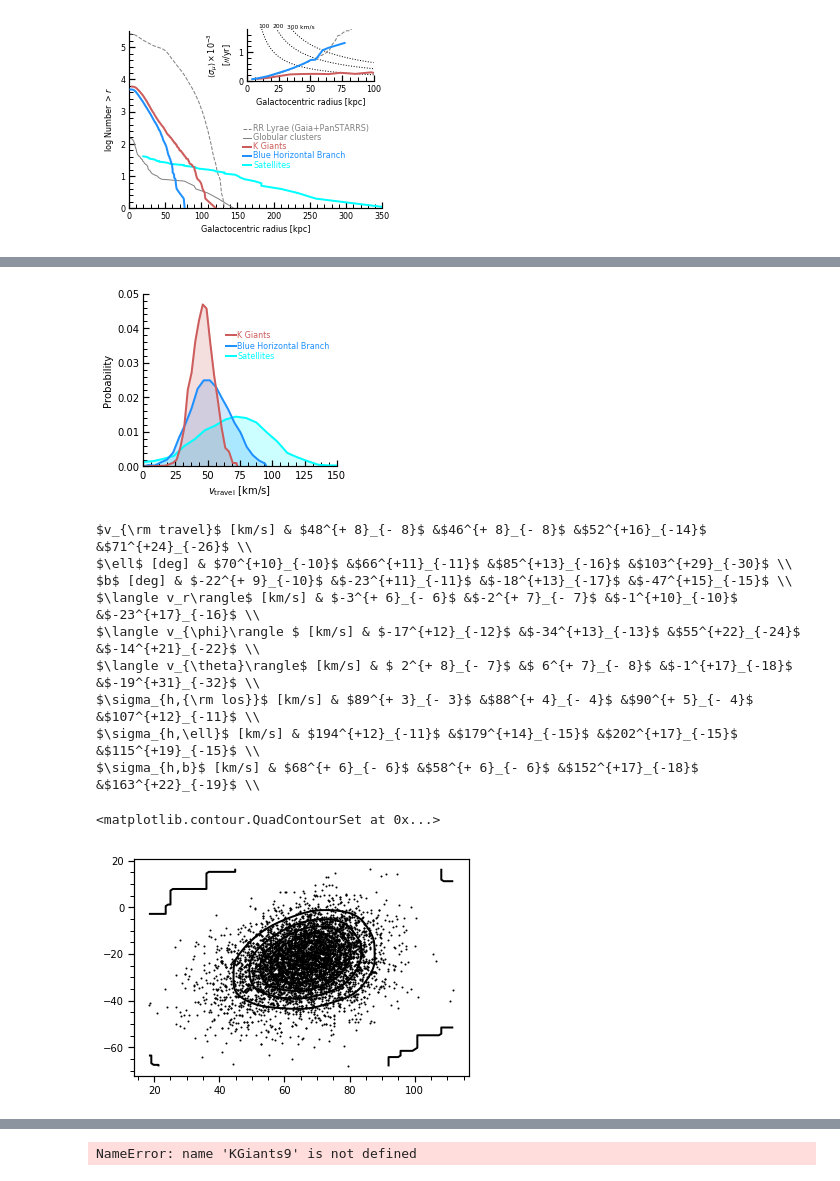
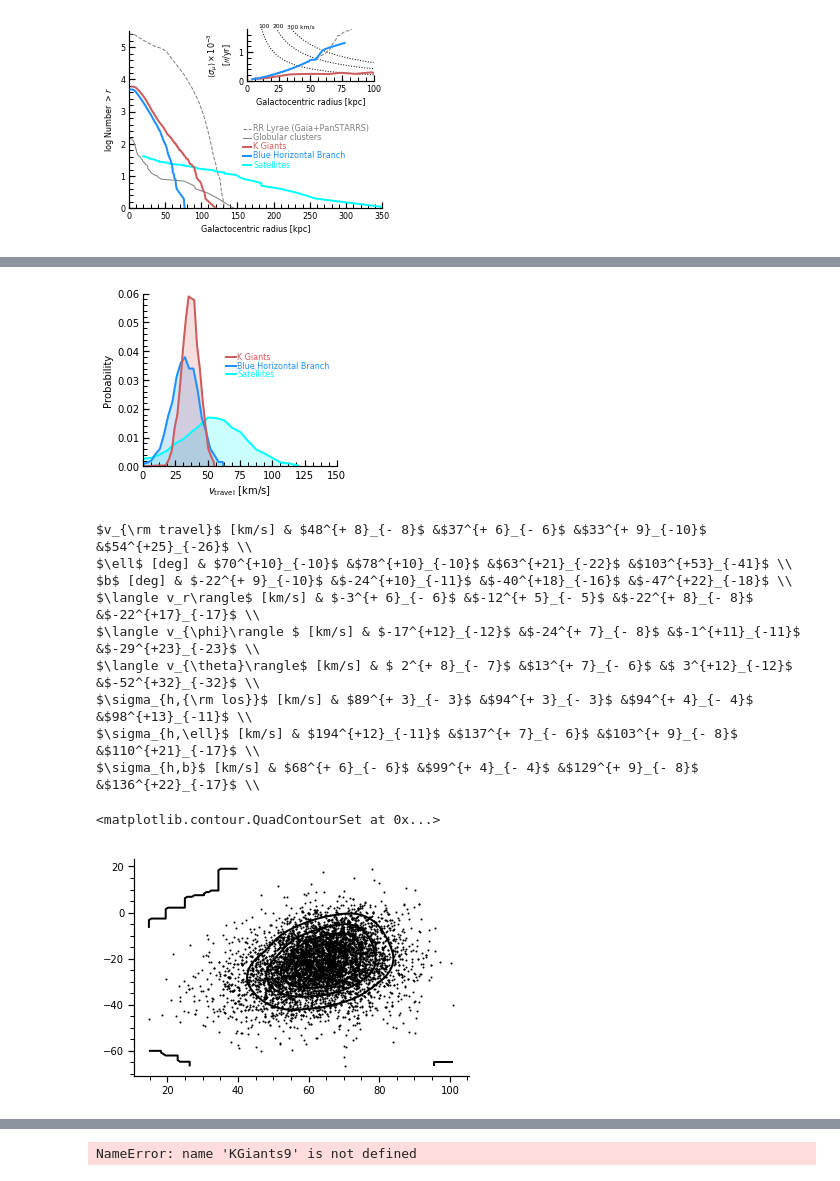
Before and after one commit to michael-petersen/ReflexMotion, a Jupyter notebook: Posterior-Plots.ipynb, the cells around one changed output, grey strips where cells are left out. Saved outputs shown, nothing was run; the diff lists cells and outputs as text; code cells hidden in the pictures.

```diff
--- a/Posterior-Plots.ipynb
+++ b/Posterior-Plots.ipynb
@@ -131,6 +131,15 @@ ALL = read_posterior('/Users/mpetersen/Dropbox/mike/data/all_d050150_sgr20_L3000
 # the new filtered satellite posteriors
 SAT = read_posterior('/Users/mpetersen/Dropbox/mike/data/satellites_filtered.posteriors')
 
+KGiants = read_posterior('/Users/mpetersen/Dropbox/mike/data/KGiants_d050150_sgr20_L3000_corr.posteriors')
+SAT = read_posterior('/Users/mpetersen/Dropbox/mike/data/satellites_mcconnachie_minimum.posteriors')
+BHB = read_posterior(      '/Users/mpetersen/Dropbox/mike/data/BHBs_d050150_sgr20_L3000_corr.posteriors')
+#BHB = read_posterior(      '/Users/mpetersen/Dropbox/mike/data/BHBs_d050150_sgr20_L3000_lanc_corr.posteriors')
+
+KGiants = read_posterior('/Users/mpetersen/Dropbox/mike/data/KGiants_d040150_sgr20_L3000_corr.posteriors')
+#SAT = read_posterior('/Users/mpetersen/Dropbox/mike/data/satellites_original_minimum.posteriors')
+BHB = read_posterior(      '/Users/mpetersen/Dropbox/mike/data/BHBs_d040150_sgr20_L3000_lanc_corr.posteriors')
+
 
 
 cats = ['vtravel','phi','theta','sigmar','sigmap','sigmat','vra','vth','vphi']
@@ -701,36 +731,36 @@ colorlist = ['cyan','dodgerblue','indianred']#,'silver']
 
 
 nbins = 20
 fig = plt.figure(figsize=(3.5,3))
 ax = fig.add_axes([0.18,0.15,0.77,0.8])
 
 for idict,dictname in enumerate(dictnames):
         A,B = norm_histogram(dictname['vtravel'],bins=nbins)
 
         ax.fill_between(A,np.zeros(A.size),B,color=colorlist[idict],alpha=0.2)
 
 for idict,dictname in enumerate(dictnames):
         Aa,Bb = norm_histogram(dictname['vtravel'],bins=nbins)
         A = np.concatenate([[0.],Aa,[1.01*np.nanmax(Aa)]])
         B = np.concatenate([[0.],Bb,[0.]])
 
         ax.plot(A,B,color=colorlist[idict])#,linestyle='steps-mid')
         ax.text(73.,0.032+idict*0.003,compname[idict],color=colorlist[idict],size=8,va='center')
         ax.plot([64.,72.],[0.032+idict*0.003,0.032+idict*0.003],color=colorlist[idict])
 
-ax.axis([0.,150.,0.,0.05])
+ax.axis([0.,150.,0.,0.06])
 
 
 ax.tick_params(axis="both",which='both',direction="in")
 
 ax.set_xticks(np.arange(0.,151,25.))
 
 ax.set_xlabel('$v_{\\rm travel}$ [km/s]',size=10)
 ax.set_ylabel('Probability',size=10)
 
-plt.savefig('/Users/mpetersen/Dropbox/mike/data/draftfigure2_filtered.png',dpi=300)
+plt.savefig('figures/vtravel_correlated_mcconnachie_40.png',dpi=300)
 # %% [output]
-[figure, old version]
+[figure, new version]
 # %%
 
 def report_posteriors(posteriors):
@@ -757,15 +787,15 @@ def report_posteriors(posteriors):
 
 report_posteriors([ALL,KGiants,BHB,SAT])
 # %% [output]
-$v_{\rm travel}$ [km/s] & $48^{+ 8}_{- 8}$ &$46^{+ 8}_{- 8}$ &$52^{+16}_{-14}$ &$71^{+24}_{-26}$ \\
-$\ell$ [deg] & $70^{+10}_{-10}$ &$66^{+11}_{-11}$ &$85^{+13}_{-16}$ &$103^{+29}_{-30}$ \\
-$b$ [deg] & $-22^{+ 9}_{-10}$ &$-23^{+11}_{-11}$ &$-18^{+13}_{-17}$ &$-47^{+15}_{-15}$ \\
-$\langle v_r\rangle$ [km/s] & $-3^{+ 6}_{- 6}$ &$-2^{+ 7}_{- 7}$ &$-1^{+10}_{-10}$ &$-23^{+17}_{-16}$ \\
-$\langle v_{\phi}\rangle $ [km/s] & $-17^{+12}_{-12}$ &$-34^{+13}_{-13}$ &$55^{+22}_{-24}$ &$-14^{+21}_{-22}$ \\
-$\langle v_{\theta}\rangle$ [km/s] & $ 2^{+ 8}_{- 7}$ &$ 6^{+ 7}_{- 8}$ &$-1^{+17}_{-18}$ &$-19^{+31}_{-32}$ \\
-$\sigma_{h,{\rm los}}$ [km/s] & $89^{+ 3}_{- 3}$ &$88^{+ 4}_{- 4}$ &$90^{+ 5}_{- 4}$ &$107^{+12}_{-11}$ \\
-$\sigma_{h,\ell}$ [km/s] & $194^{+12}_{-11}$ &$179^{+14}_{-15}$ &$202^{+17}_{-15}$ &$115^{+19}_{-15}$ \\
-$\sigma_{h,b}$ [km/s] & $68^{+ 6}_{- 6}$ &$58^{+ 6}_{- 6}$ &$152^{+17}_{-18}$ &$163^{+22}_{-19}$ \\
+$v_{\rm travel}$ [km/s] & $48^{+ 8}_{- 8}$ &$37^{+ 6}_{- 6}$ &$33^{+ 9}_{-10}$ &$54^{+25}_{-26}$ \\
+$\ell$ [deg] & $70^{+10}_{-10}$ &$78^{+10}_{-10}$ &$63^{+21}_{-22}$ &$103^{+53}_{-41}$ \\
+$b$ [deg] & $-22^{+ 9}_{-10}$ &$-24^{+10}_{-11}$ &$-40^{+18}_{-16}$ &$-47^{+22}_{-18}$ \\
+$\langle v_r\rangle$ [km/s] & $-3^{+ 6}_{- 6}$ &$-12^{+ 5}_{- 5}$ &$-22^{+ 8}_{- 8}$ &$-22^{+17}_{-17}$ \\
+$\langle v_{\phi}\rangle $ [km/s] & $-17^{+12}_{-12}$ &$-24^{+ 7}_{- 8}$ &$-1^{+11}_{-11}$ &$-29^{+23}_{-23}$ \\
+$\langle v_{\theta}\rangle$ [km/s] & $ 2^{+ 8}_{- 7}$ &$13^{+ 7}_{- 6}$ &$ 3^{+12}_{-12}$ &$-52^{+32}_{-32}$ \\
+$\sigma_{h,{\rm los}}$ [km/s] & $89^{+ 3}_{- 3}$ &$94^{+ 3}_{- 3}$ &$94^{+ 4}_{- 4}$ &$98^{+13}_{-11}$ \\
+$\sigma_{h,\ell}$ [km/s] & $194^{+12}_{-11}$ &$137^{+ 7}_{- 6}$ &$103^{+ 9}_{- 8}$ &$110^{+21}_{-17}$ \\
+$\sigma_{h,b}$ [km/s] & $68^{+ 6}_{- 6}$ &$99^{+ 4}_{- 4}$ &$129^{+ 9}_{- 8}$ &$136^{+22}_{-17}$ \\
 # %%
 #
 
@@ -795,7 +825,7 @@ xx,yy,dens,dadb = make_banana(KGiants['phi'],KGiants['theta'])
 plt.contour(xx,yy,dens,5,colors='black')
 # %% [output]
 <matplotlib.contour.QuadContourSet at 0x...>
-[figure, old version]
+[figure, new version]
 # %%
 def plot_aitoff_banana(ax,catx,caty,color,border=False,bounds=[-1,-1,-1,-1],gridsize=100,binset=[92.,98.,99.5]):
 
```
Also changed, not shown: parts of 8 cells of this notebook, 12 other files.
